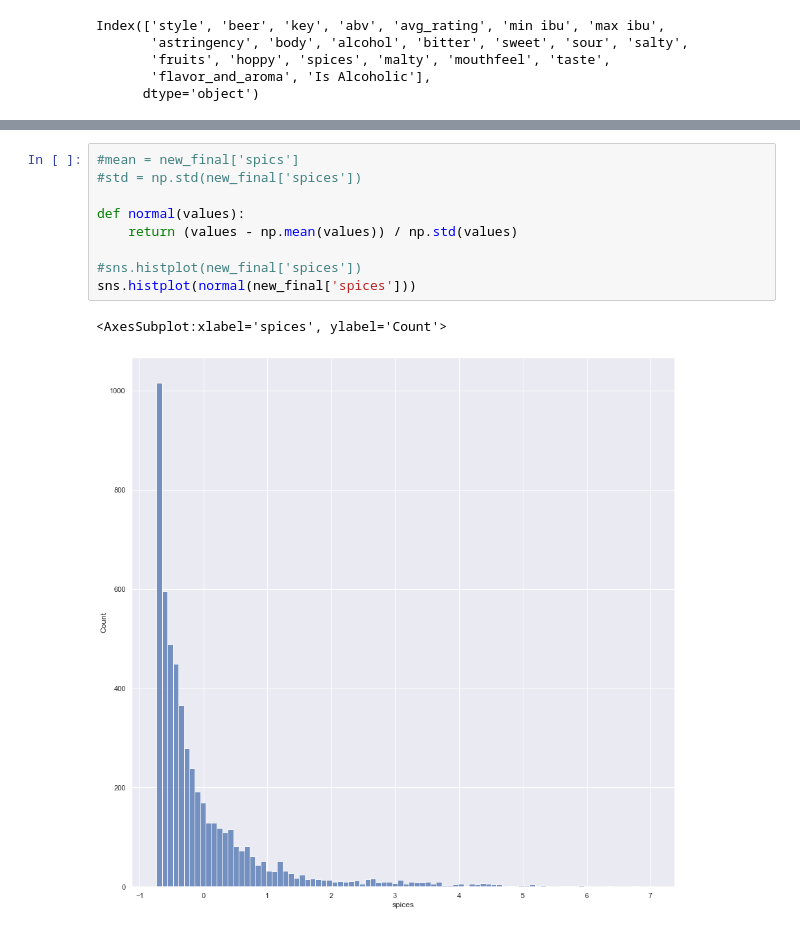
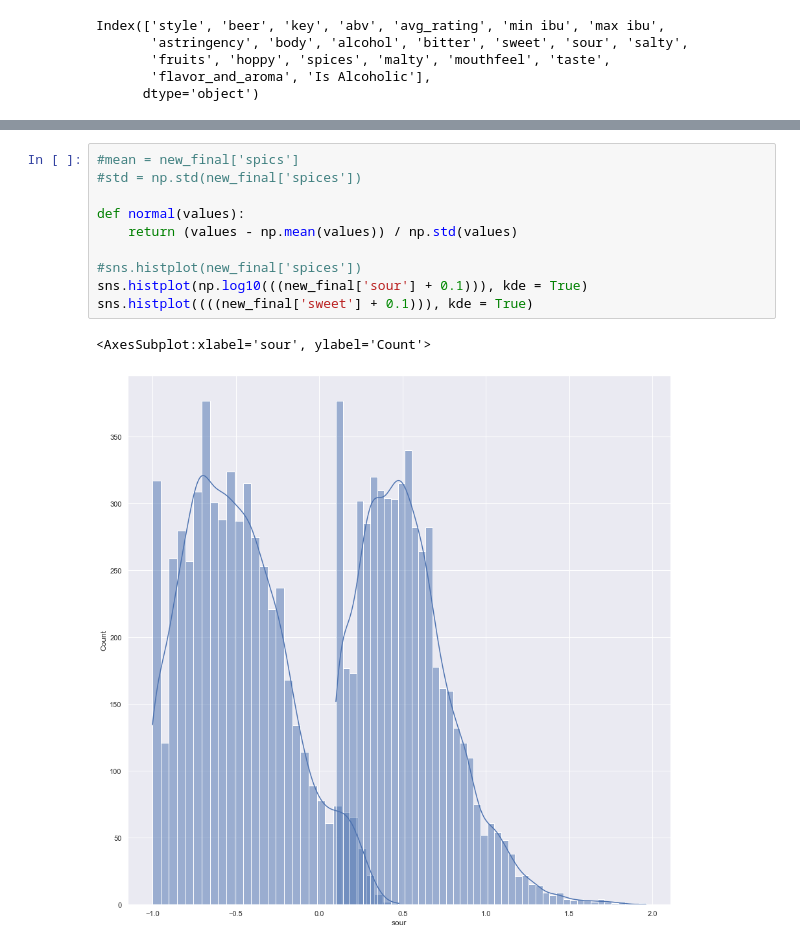
Before and after one commit to BrandonLuong/Beer-Analysis, a Jupyter notebook: EDACheckpointGroup_039-Fa22.ipynb, the cells around one changed output, grey strips where cells are left out. Cells and saved outputs as stored; diff of their text form.

```diff
--- a/EDACheckpointGroup_039-Fa22.ipynb
+++ b/EDACheckpointGroup_039-Fa22.ipynb
@@ -451,12 +455,13 @@ print(res_mulitple.summary())
 # %%
 #mean = new_final['spics']
 #std = np.std(new_final['spices'])
 
 def normal(values):
     return (values - np.mean(values)) / np.std(values)
 
 #sns.histplot(new_final['spices'])
-sns.histplot(normal(new_final['spices']))
+sns.histplot(np.log10(((new_final['sour'] + 0.1))), kde = True)
+sns.histplot((((new_final['sweet'] + 0.1))), kde = True)
 # %% [output]
-<AxesSubplot:xlabel='spices', ylabel='Count'>
+<AxesSubplot:xlabel='sour', ylabel='Count'>
-[figure, old version]
+[figure, new version]
```
Also changed, not shown: parts of 12 cells of this notebook.
